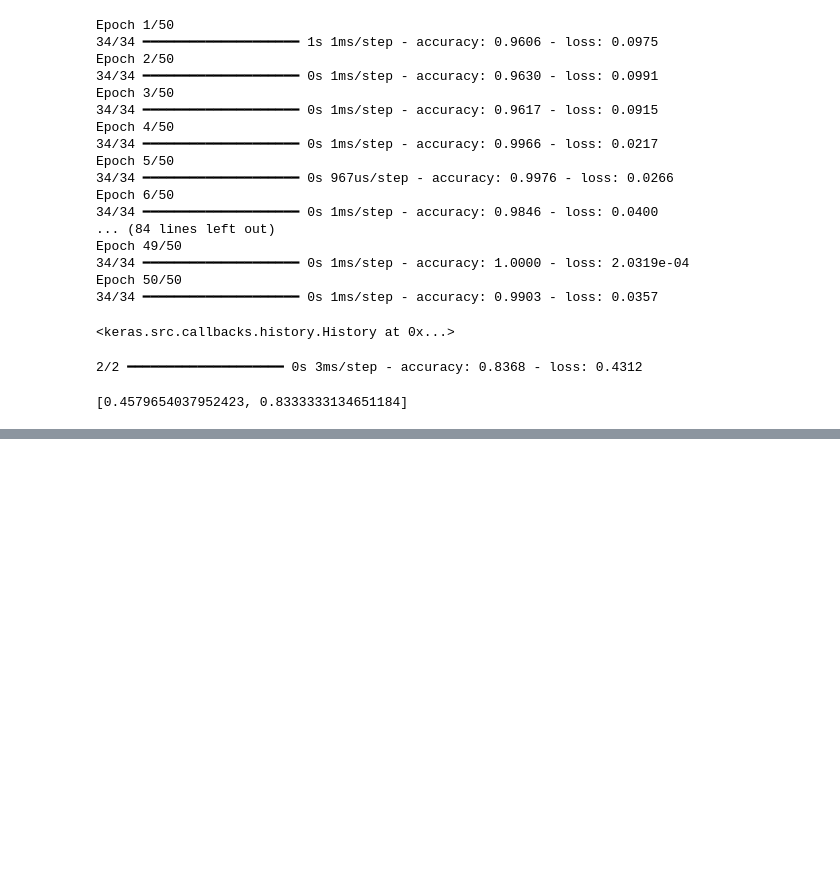
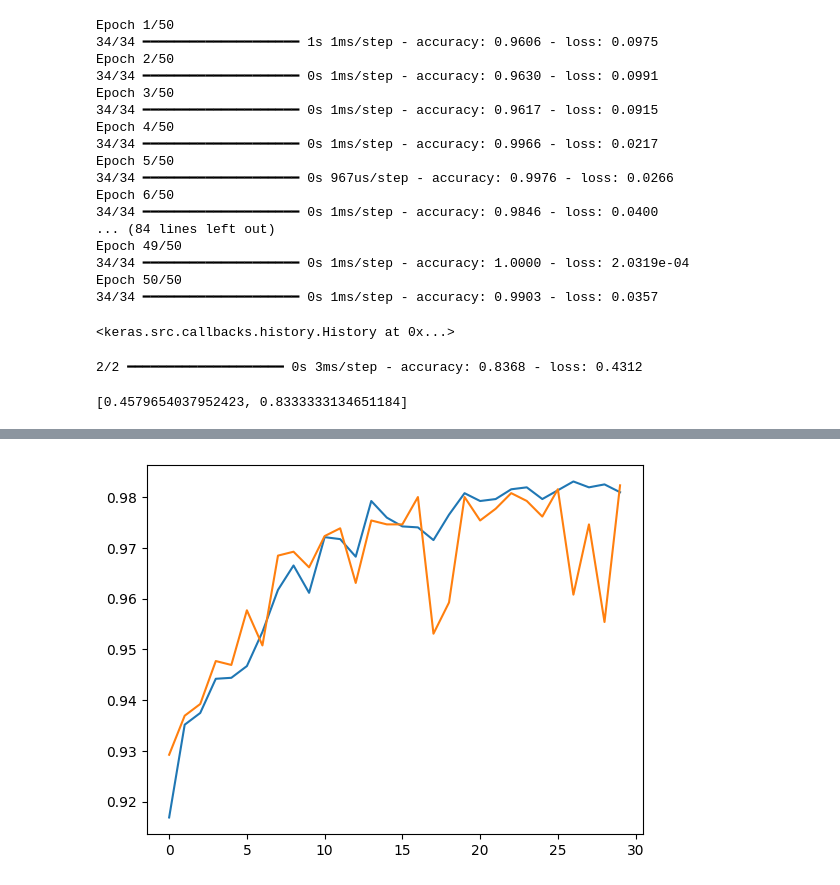
Before and after one commit to Jogang523/DL, a Jupyter notebook: deeplearning_4.ipynb, the cells around one changed output, grey strips where cells are left out. Cells and saved outputs as stored; diff of their text form; code cells hidden in the pictures; blank space fills up the shorter version.

```diff
--- a/deeplearning_4.ipynb
+++ b/deeplearning_4.ipynb
@@ -102,0 +357,6 @@ model.evaluate(x_test,y_test)
+# %%
+plt.plot(history.history['accuracy'])
+plt.plot(history.history['val_accuracy'])
+plt.show()
+# %% [output]
+[figure, added]
```
Also changed, not shown: parts of 31 cells of this notebook, 35 other files.
